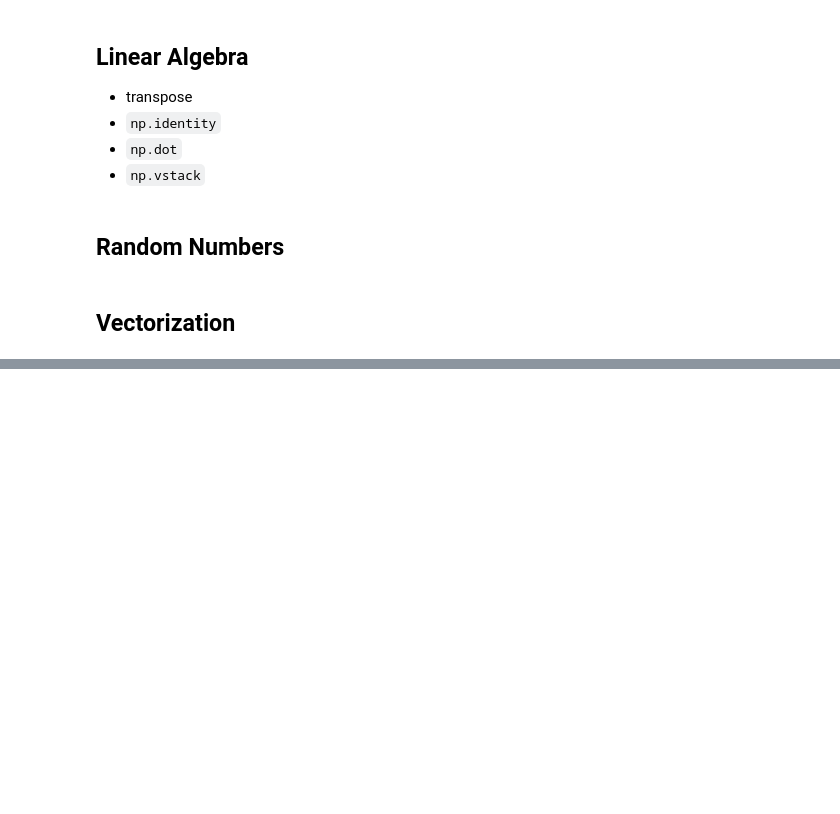
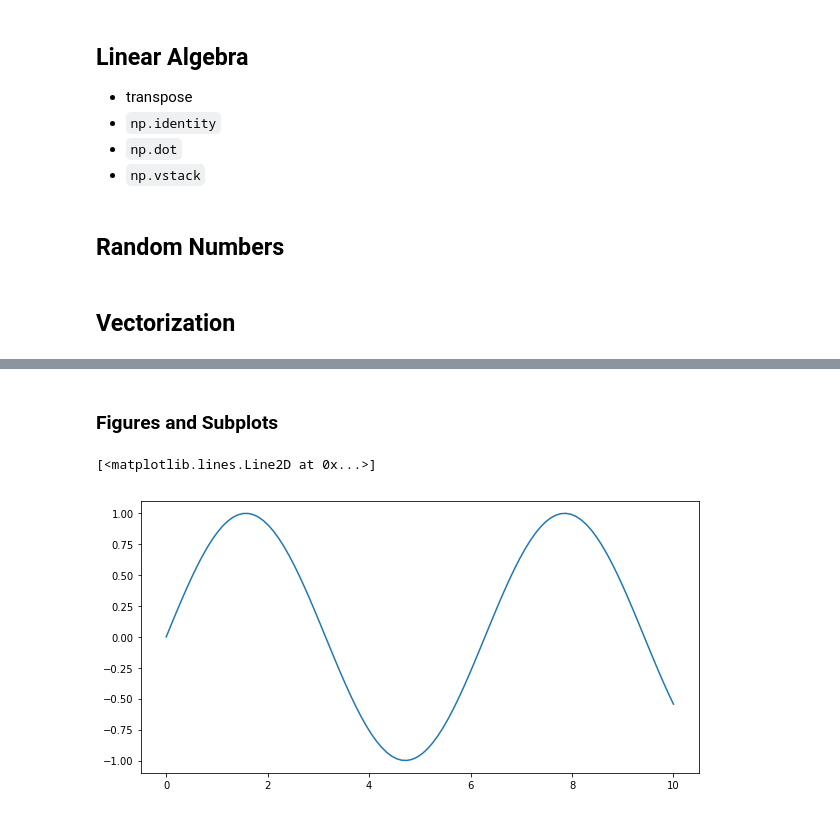
Before and after one commit to postmda/S2019-MDA610, a Jupyter notebook: Chapter 6/NumpyTutorial.ipynb, the cells around one changed output, grey strips where cells are left out. Saved outputs shown, nothing was run; the diff lists cells and outputs as text; code cells hidden in the pictures; blank space fills up the shorter version.

```diff
--- a/Chapter 6/NumpyTutorial.ipynb
+++ b/Chapter 6/NumpyTutorial.ipynb
@@ -235,0 +287,11 @@ values = np.random.randn(1000000)
+# %% [markdown]
+### Figures and Subplots
+# %%
+# a simple line plot
+fig = plt.figure(figsize = (10, 5))   # figsize is in inches
+ax = fig.add_subplot(1, 1, 1)
+x = np.linspace(0, 10, 100)
+ax.plot(x, np.sin(x))
+# %% [output]
+[<matplotlib.lines.Line2D at 0x...>]
+[figure, added]
```
Also changed, not shown: parts of 23 cells of this notebook, 1 other file.
